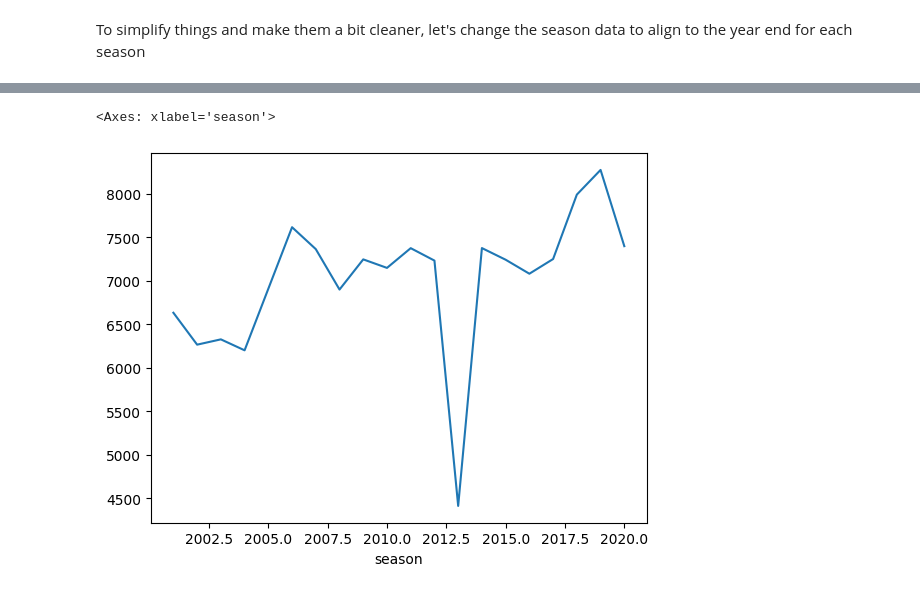
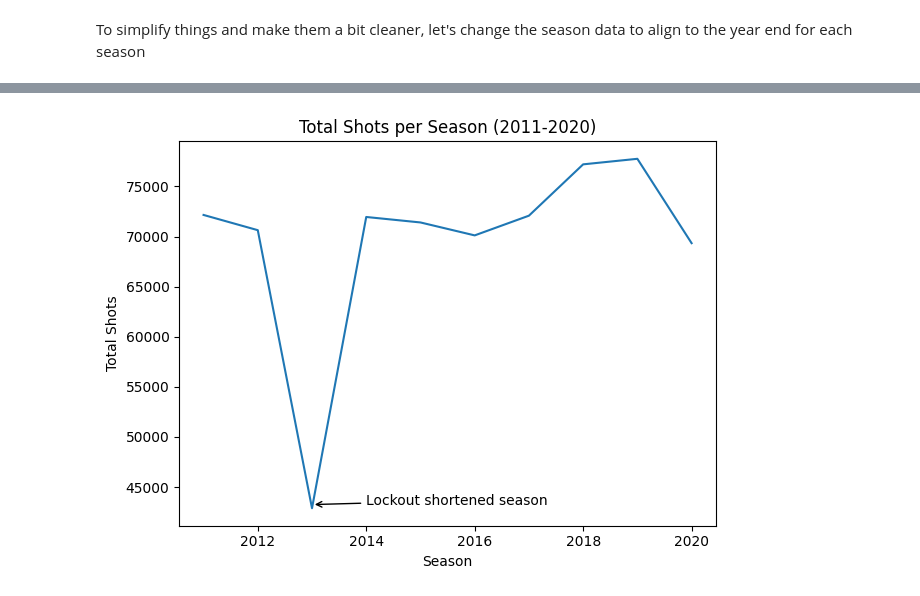
Before and after one commit to mattzirp/pucks_to_the_net, a Jupyter notebook: notebooks/time_series_analysis.ipynb, the cells around one changed output, grey strips where cells are left out. Saved outputs shown, nothing was run; the diff lists cells and outputs as text; code cells hidden in the pictures.

```diff
--- a/notebooks/time_series_analysis.ipynb
+++ b/notebooks/time_series_analysis.ipynb
@@ -221,6 +211,11 @@ shots.groupby(['season', 'secondaryType'])['play_id'].count().unstack().plot(kin
-# %%
-goals = game_plays.loc[game_plays['event'] == 'Goal']
-goals.groupby('season')['play_id'].count().plot(kind="line")
-# %% [output]
-<Axes: xlabel='season'>
-[figure, removed]
+# %%
+total_shots_after_2010 = shots[shots['season'] > 2010]
+ax = total_shots_after_2010.groupby('season')['play_id'].count().plot(kind="line")
+ax.annotate("Lockout shortened season", xy=(2013, 43250), xytext=(2014, 43250), arrowprops=dict(arrowstyle='->'))
+plt.xlabel('Season')
+plt.ylabel('Total Shots')
+plt.title('Total Shots per Season (2011-2020)')
+plt.tight_layout()
+plt.show()
+# %% [output]
+[figure, added]
```
Also changed, not shown: parts of 5 cells of this notebook.
